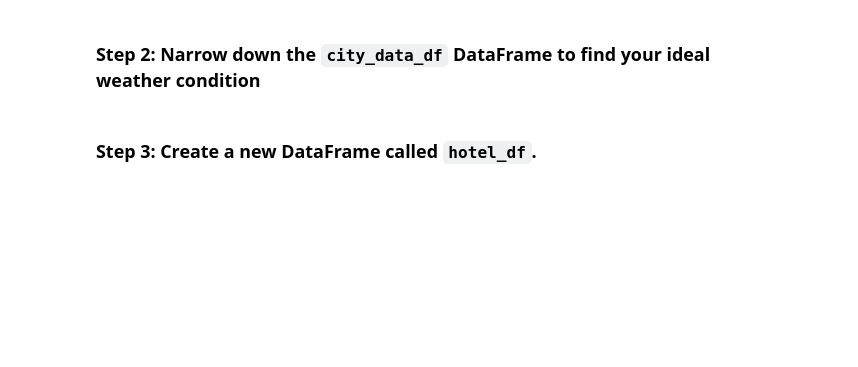
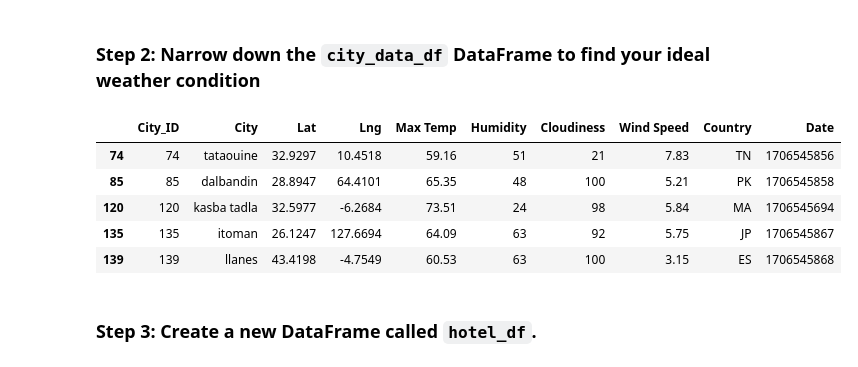
Before and after one commit to kcwaggs/python-api-challenge, a Jupyter notebook: WeatherPy/VacationPy.ipynb, the cells around one changed output. Cells and saved outputs as stored; diff of their text form; code cells hidden in the pictures; blank space fills up the shorter version.

```diff
--- a/WeatherPy/VacationPy.ipynb
+++ b/WeatherPy/VacationPy.ipynb
@@ -51,13 +51,25 @@ humidity_map_plot
 ### Step 2: Narrow down the `city_data_df` DataFrame to find your ideal weather condition
 # %%
 # Narrow down cities that fit criteria and drop any results with null values
-# YOUR CODE HERE
+ideal_weather = pd.DataFrame(city_data_df[(city_data_df['Max Temp'] < 75)
+                             & (city_data_df['Humidity'] < 65)
+                             & (city_data_df['Wind Speed'] < 8)
+                             & (city_data_df['Max Temp'] > 50)
+                             & (city_data_df['Cloudiness'] > 20)
+                            ])
 
 # Drop any rows with null values
-# YOUR CODE HERE
+ideal_weather.dropna(inplace = True)
 
 # Display sample data
-# YOUR CODE HERE
+ideal_weather.head()
+# %% [output]
+|  | City_ID | City | Lat | Lng | Max Temp | Humidity | Cloudiness | Wind Speed | Country | Date |
+| 74 | 74 | tataouine | 32.9297 | 10.4518 | 59.16 | 51 | 21 | 7.83 | TN | 1706545856 |
+| 85 | 85 | dalbandin | 28.8947 | 64.4101 | 65.35 | 48 | 100 | 5.21 | PK | 1706545858 |
+| 120 | 120 | kasba tadla | 32.5977 | -6.2684 | 73.51 | 24 | 98 | 5.84 | MA | 1706545694 |
+| 135 | 135 | itoman | 26.1247 | 127.6694 | 64.09 | 63 | 92 | 5.75 | JP | 1706545867 |
+| 139 | 139 | llanes | 43.4198 | -4.7549 | 60.53 | 63 | 100 | 3.15 | ES | 1706545868 |
 # %% [markdown]
 ### Step 3: Create a new DataFrame called `hotel_df`.
 # %%
```
Also changed, not shown: parts of 4 cells of this notebook.
